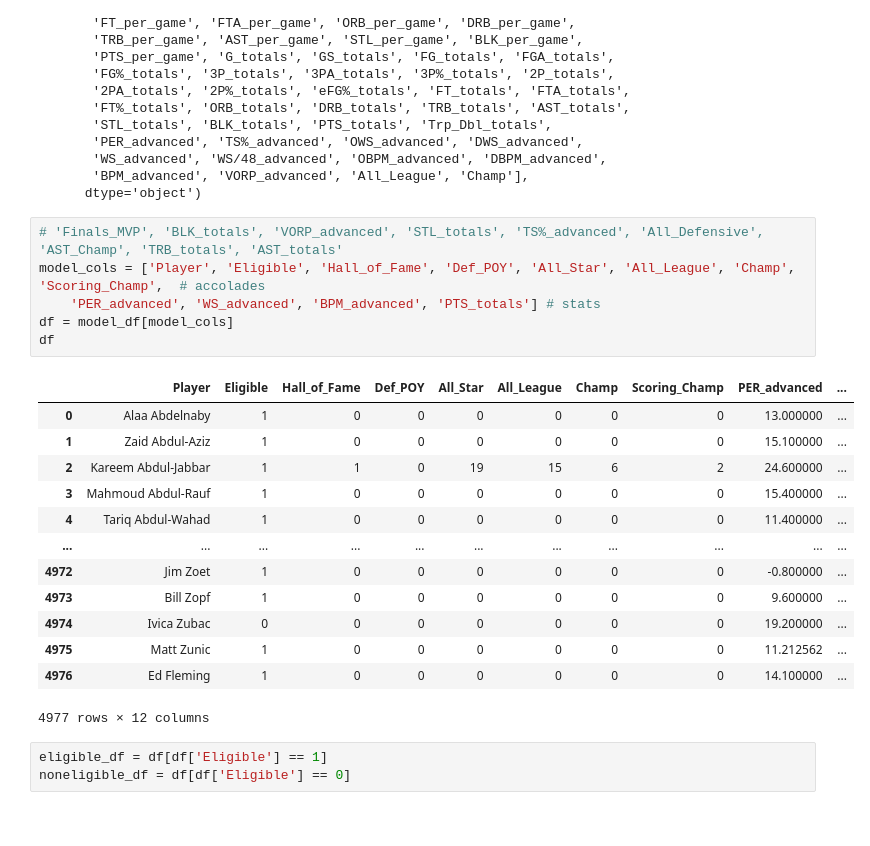
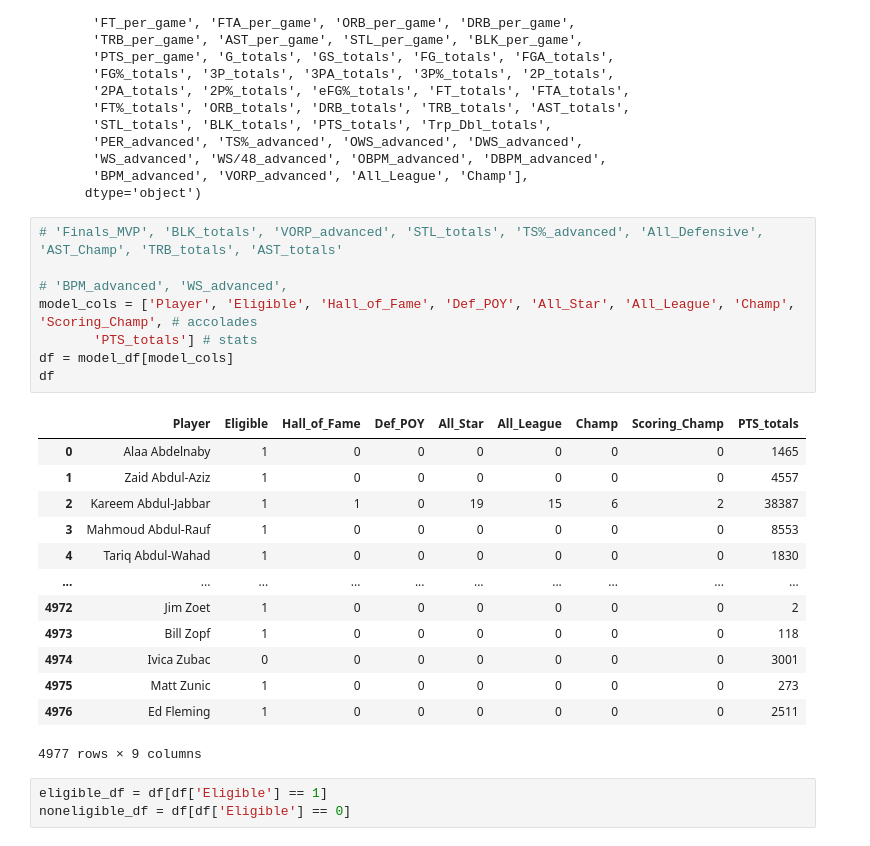
Before and after one commit to frankwillard/NBA-Hall-Of-Fame-Model, a Jupyter notebook: Hall_of_Fame_Modeling.ipynb, the cells around one changed output. Cells and saved outputs as stored; diff of their text form.

```diff
--- a/Hall_of_Fame_Modeling.ipynb
+++ b/Hall_of_Fame_Modeling.ipynb
@@ -150,24 +156,26 @@ Index(['Player', 'Eligible', 'Position', 'Hall_of_Fame', 'MVP', 'Finals_MVP',
       dtype='object')
 # %%
 # 'Finals_MVP', 'BLK_totals', 'VORP_advanced', 'STL_totals', 'TS%_advanced', 'All_Defensive', 'AST_Champ', 'TRB_totals', 'AST_totals'
-model_cols = ['Player', 'Eligible', 'Hall_of_Fame', 'Def_POY', 'All_Star', 'All_League', 'Champ', 'Scoring_Champ',  # accolades
-    'PER_advanced', 'WS_advanced', 'BPM_advanced', 'PTS_totals'] # stats
+
+# 'BPM_advanced', 'WS_advanced',
+model_cols = ['Player', 'Eligible', 'Hall_of_Fame', 'Def_POY', 'All_Star', 'All_League', 'Champ', 'Scoring_Champ', # accolades
+       'PTS_totals'] # stats
 df = model_df[model_cols]
 df
 # %% [output]
-|  | Player | Eligible | Hall_of_Fame | Def_POY | All_Star | All_League | Champ | Scoring_Champ | PER_advanced | ... |
-| 0 | Alaa Abdelnaby | 1 | 0 | 0 | 0 | 0 | 0 | 0 | 13.000000 | ... |
-| 1 | Zaid Abdul-Aziz | 1 | 0 | 0 | 0 | 0 | 0 | 0 | 15.100000 | ... |
-| 2 | Kareem Abdul-Jabbar | 1 | 1 | 0 | 19 | 15 | 6 | 2 | 24.600000 | ... |
-| 3 | Mahmoud Abdul-Rauf | 1 | 0 | 0 | 0 | 0 | 0 | 0 | 15.400000 | ... |
-| 4 | Tariq Abdul-Wahad | 1 | 0 | 0 | 0 | 0 | 0 | 0 | 11.400000 | ... |
-| ... | ... | ... | ... | ... | ... | ... | ... | ... | ... | ... |
-| 4972 | Jim Zoet | 1 | 0 | 0 | 0 | 0 | 0 | 0 | -0.800000 | ... |
-| 4973 | Bill Zopf | 1 | 0 | 0 | 0 | 0 | 0 | 0 | 9.600000 | ... |
-| 4974 | Ivica Zubac | 0 | 0 | 0 | 0 | 0 | 0 | 0 | 19.200000 | ... |
-| 4975 | Matt Zunic | 1 | 0 | 0 | 0 | 0 | 0 | 0 | 11.212562 | ... |
-| 4976 | Ed Fleming | 1 | 0 | 0 | 0 | 0 | 0 | 0 | 14.100000 | ... |
+|  | Player | Eligible | Hall_of_Fame | Def_POY | All_Star | All_League | Champ | Scoring_Champ | PTS_totals |
+| 0 | Alaa Abdelnaby | 1 | 0 | 0 | 0 | 0 | 0 | 0 | 1465 |
+| 1 | Zaid Abdul-Aziz | 1 | 0 | 0 | 0 | 0 | 0 | 0 | 4557 |
+| 2 | Kareem Abdul-Jabbar | 1 | 1 | 0 | 19 | 15 | 6 | 2 | 38387 |
+| 3 | Mahmoud Abdul-Rauf | 1 | 0 | 0 | 0 | 0 | 0 | 0 | 8553 |
+| 4 | Tariq Abdul-Wahad | 1 | 0 | 0 | 0 | 0 | 0 | 0 | 1830 |
+| ... | ... | ... | ... | ... | ... | ... | ... | ... | ... |
+| 4972 | Jim Zoet | 1 | 0 | 0 | 0 | 0 | 0 | 0 | 2 |
+| 4973 | Bill Zopf | 1 | 0 | 0 | 0 | 0 | 0 | 0 | 118 |
+| 4974 | Ivica Zubac | 0 | 0 | 0 | 0 | 0 | 0 | 0 | 3001 |
+| 4975 | Matt Zunic | 1 | 0 | 0 | 0 | 0 | 0 | 0 | 273 |
+| 4976 | Ed Fleming | 1 | 0 | 0 | 0 | 0 | 0 | 0 | 2511 |
-4977 rows × 12 columns
+4977 rows × 9 columns
 # %%
 eligible_df = df[df['Eligible'] == 1]
 noneligible_df = df[df['Eligible'] == 0]
```
Also changed, not shown: parts of 24 cells of this notebook.
